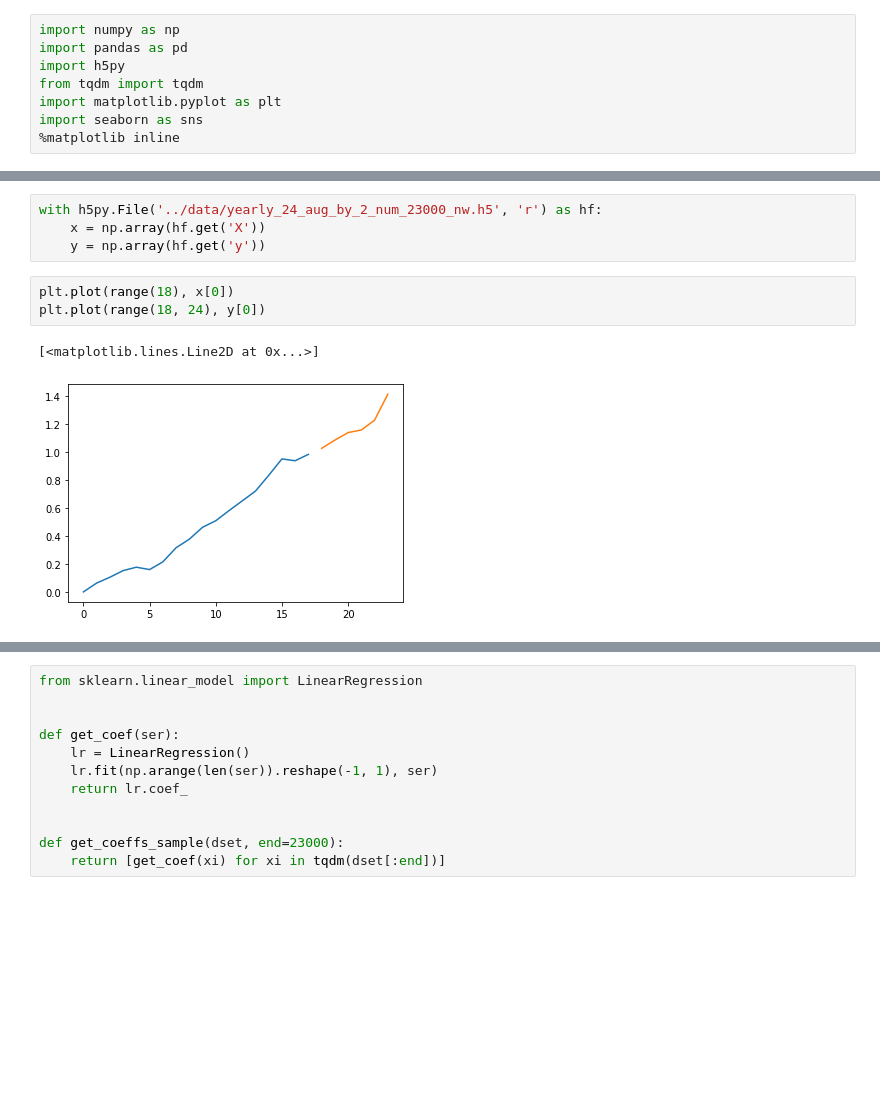
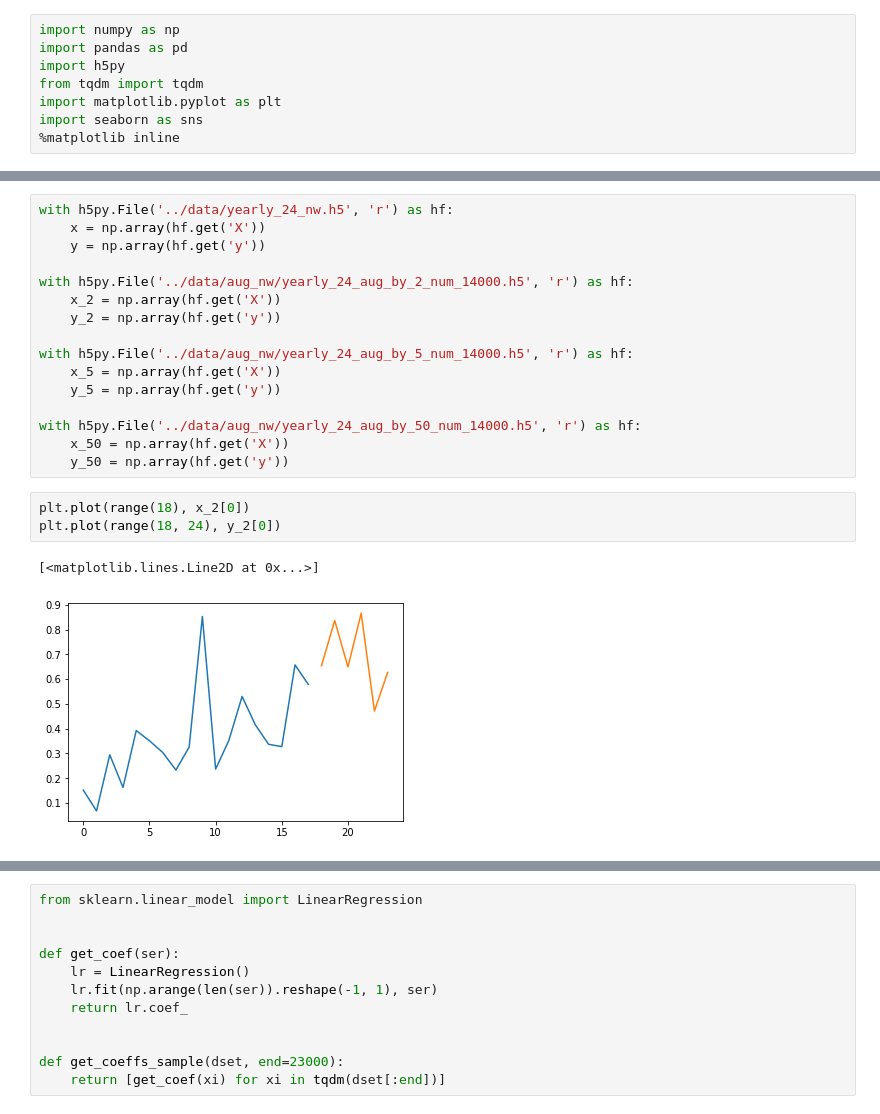
Before and after one commit to djib2011/forecasting-augmentation, a Jupyter notebook: experimentation/inspect_aug.ipynb, the cells around one changed output, grey strips where cells are left out. Cells and saved outputs as stored; diff of their text form; blank space fills up the shorter version.

```diff
--- a/experimentation/inspect_aug.ipynb
+++ b/experimentation/inspect_aug.ipynb
@@ -29,11 +28,23 @@ yearly_24_train_aug.pkl
-# %%
-with h5py.File('../data/yearly_24_aug_by_2_num_23000_nw.h5', 'r') as hf:
-    x = np.array(hf.get('X'))
-    y = np.array(hf.get('y'))
+# %%
+with h5py.File('../data/yearly_24_nw.h5', 'r') as hf:
+    x = np.array(hf.get('X'))
+    y = np.array(hf.get('y'))
+
+with h5py.File('../data/aug_nw/yearly_24_aug_by_2_num_14000.h5', 'r') as hf:
+    x_2 = np.array(hf.get('X'))
+    y_2 = np.array(hf.get('y'))
+
+with h5py.File('../data/aug_nw/yearly_24_aug_by_5_num_14000.h5', 'r') as hf:
+    x_5 = np.array(hf.get('X'))
+    y_5 = np.array(hf.get('y'))
+
+with h5py.File('../data/aug_nw/yearly_24_aug_by_50_num_14000.h5', 'r') as hf:
+    x_50 = np.array(hf.get('X'))
+    y_50 = np.array(hf.get('y'))
 # %%
-plt.plot(range(18), x[0])
-plt.plot(range(18, 24), y[0])
+plt.plot(range(18), x_2[0])
+plt.plot(range(18, 24), y_2[0])
 # %% [output]
 [<matplotlib.lines.Line2D at 0x...>]
-[figure, old version]
+[figure, new version]
 # %%
```
Also changed, not shown: parts of 11 cells of this notebook.
